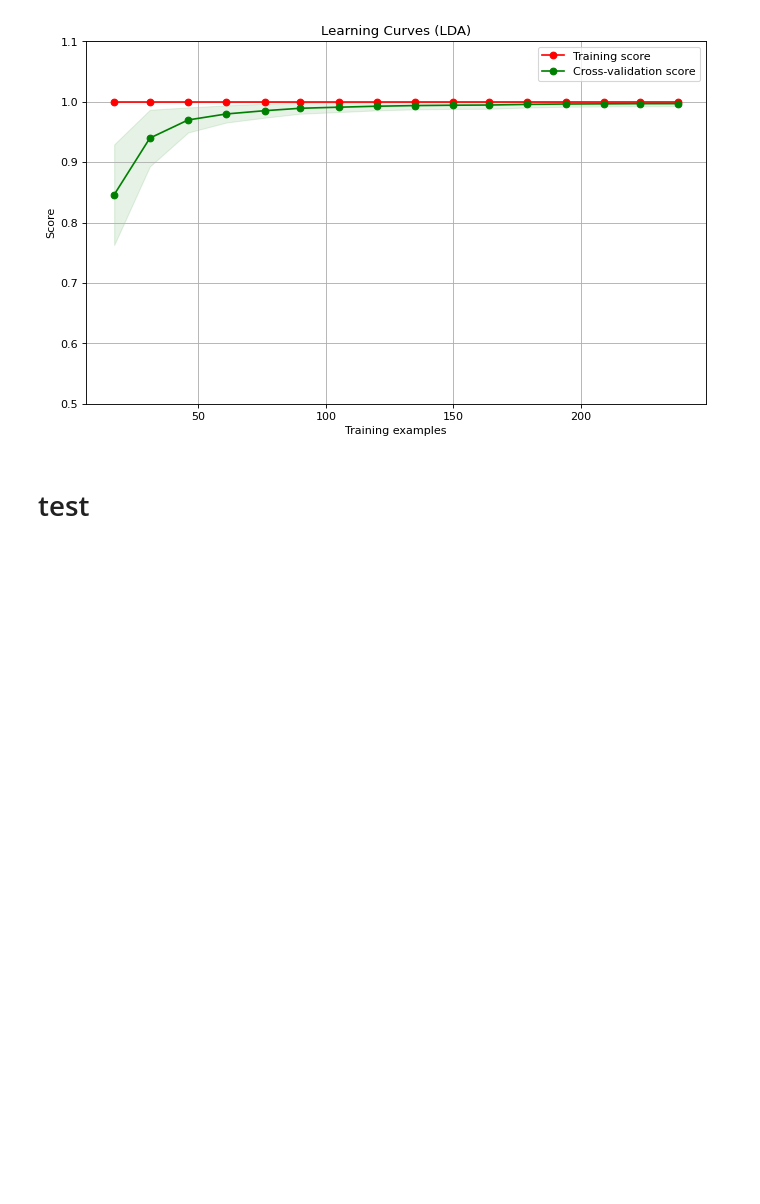
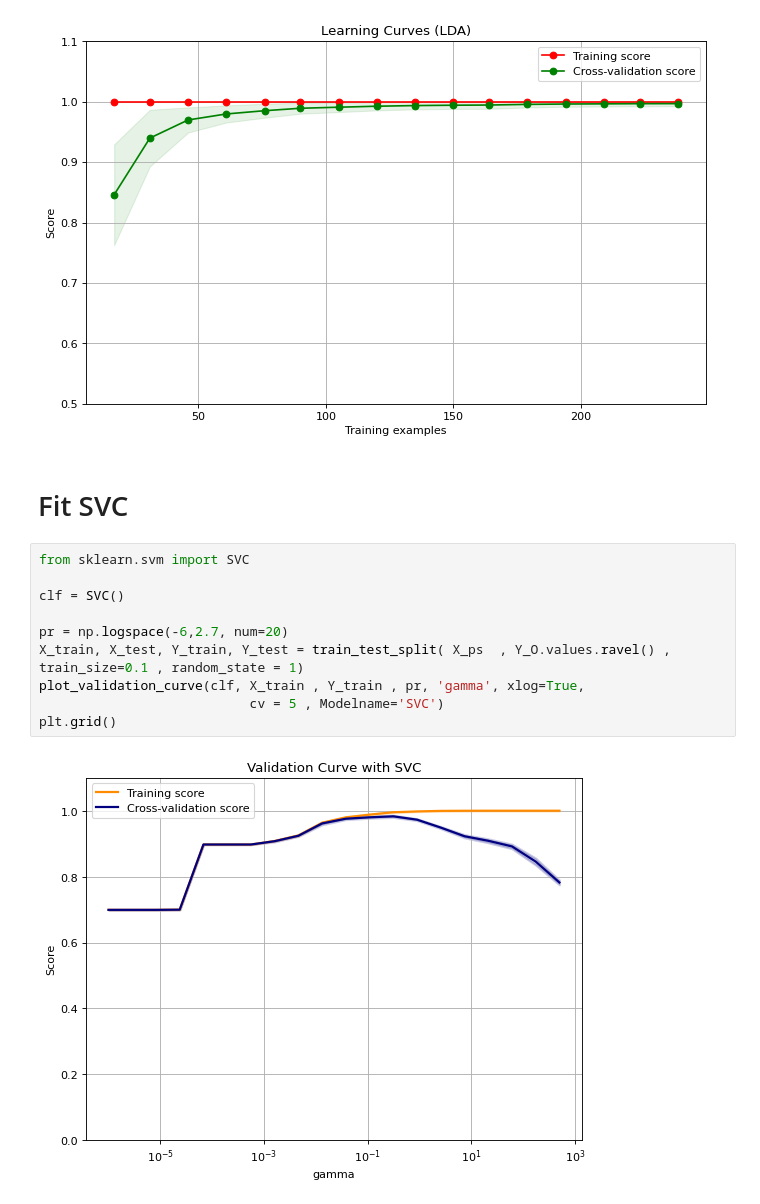
Before and after one commit to Amirosein/AGB-stars-ML-project, a Jupyter notebook: Milestone2/AGB_Project_2.ipynb, the cells around one changed output. Drawn from its saved outputs; the diff is of its cells as text; blank space fills up the shorter version.

```diff
--- a/Milestone2/AGB_Project_2.ipynb
+++ b/Milestone2/AGB_Project_2.ipynb
@@ -345,5 +345,17 @@ plot_learning_curve(estimator, title, X_ps, Y_O, ylim=(0.5, 1.1),
 # %% [output]
 <module 'matplotlib.pyplot' from '/usr/local/lib/python3.7/dist-packages/matplotlib/pyplot.py'>
 [figure]
-# %% [markdown]
-# test
+# %% [markdown]
+# Fit SVC
+# %%
+from sklearn.svm import SVC
+
+clf = SVC()
+
+pr = np.logspace(-6,2.7, num=20)
+X_train, X_test, Y_train, Y_test = train_test_split( X_ps  , Y_O.values.ravel() , train_size=0.1 , random_state = 1)
+plot_validation_curve(clf, X_train , Y_train , pr, 'gamma', xlog=True,
+                           cv = 5 , Modelname='SVC')
+plt.grid()
+# %% [output]
+[figure, added]
```
Also changed, not shown: parts of 3 cells of this notebook.
